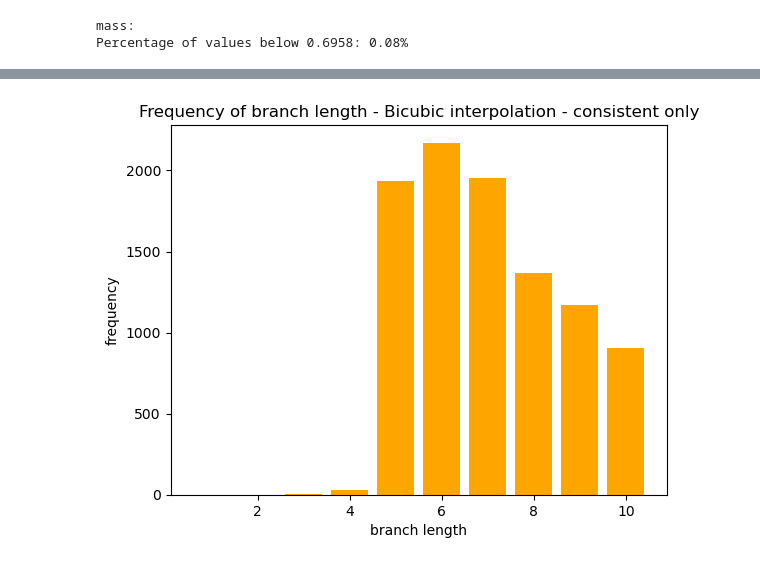
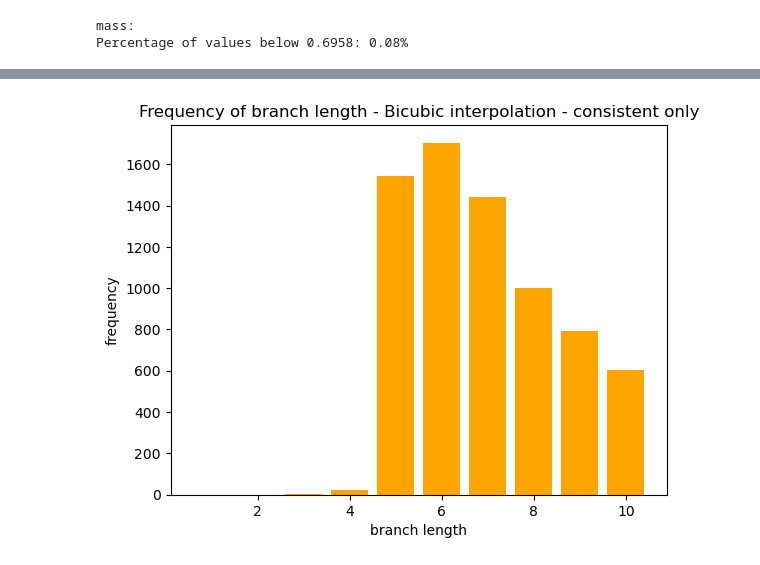
Before and after one commit to corne8lius/generating_halo_merger_trees_based_on_diffusion_models, a Jupyter notebook: notebooks/*** 20 - interpolation check - bilinear interpolation downscaling.ipynb, the cells around one changed output, grey strips where cells are left out. Saved outputs shown, nothing was run; the diff lists cells and outputs as text; code cells hidden in the pictures.

```diff
--- a/notebooks/*** 20 - interpolation check - bilinear interpolation downscaling.ipynb
+++ b/notebooks/*** 20 - interpolation check - bilinear interpolation downscaling.ipynb
@@ -1144,15 +666,16 @@ The distributions are significantly different (reject H0), KS statistic 0.0850 >
 # %%
 num_branches = [1, 2, 3, 4, 5, 6, 7, 8, 9, 10]
-length = [0, 0, 5, 29, 1936, 2171, 1955, 1365, 1172, 906]
+length = [0, 0, 4, 23, 1541, 1704, 1442, 1000, 793, 604]
 
 plt.bar(num_branches, length, color = "orange")
 
 # Add title and labels
 plt.title('Frequency of branch length - Bicubic interpolation - consistent only')
 plt.xlabel('branch length')
 plt.ylabel('frequency')
+plt.savefig("1")
 
 # Show the plot
 plt.show()
 # %% [output]
-[figure, old version]
+[figure, new version]
```
Also changed, not shown: parts of 31 cells of this notebook, 35 other files.
